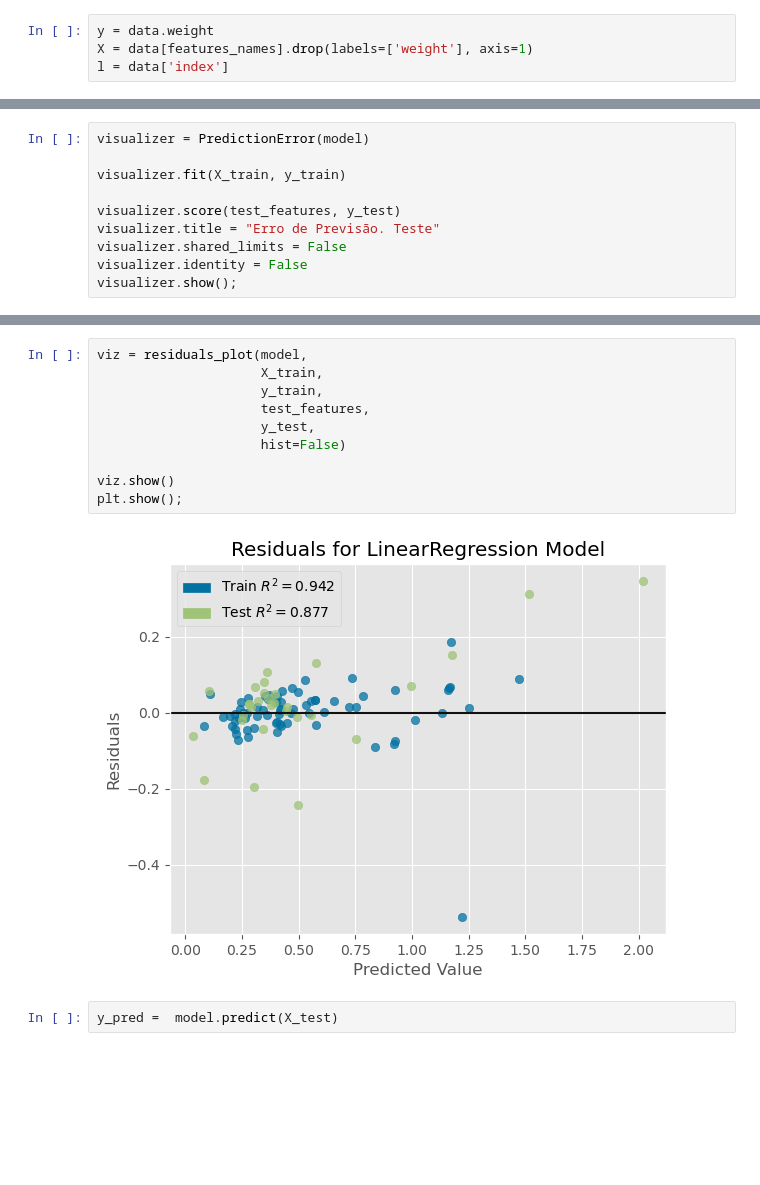
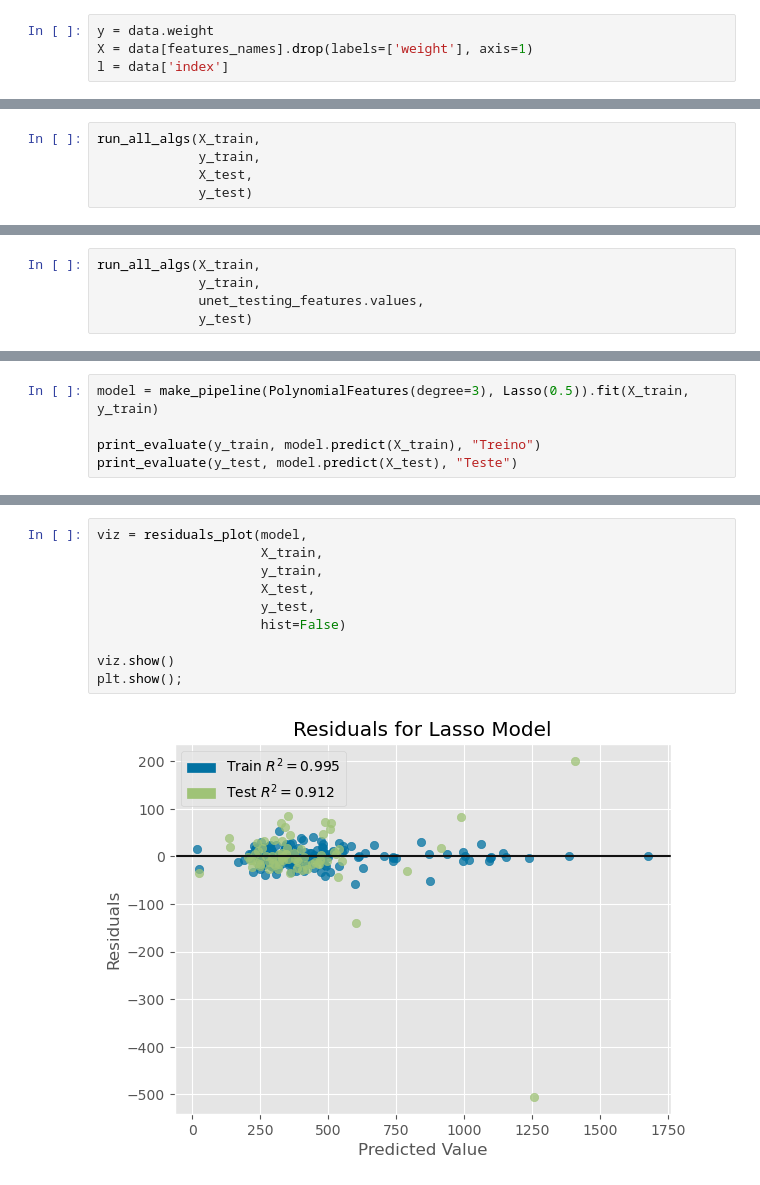
Before and after one commit to mpgxc/estimate_body_fish_weight, a Jupyter notebook: regression.ipynb, the cells around one changed output, grey strips where cells are left out. Cells and saved outputs as stored; diff of their text form; blank space fills up the shorter version.

```diff
--- a/regression.ipynb
+++ b/regression.ipynb
@@ -242,0 +374,5 @@ R2 Square 0.9106978616855945
+# %%
+run_all_algs(X_train,
+             y_train,
+             X_test,
+             y_test)
@@ -242,0 +435,5 @@ R2 Square 0.9106978616855945
+# %%
+run_all_algs(X_train,
+             y_train,
+             unet_testing_features.values,
+             y_test)
@@ -296,0 +674,5 @@ R2 Square 0.8769384591619812
+# %%
+model = make_pipeline(PolynomialFeatures(degree=3), Lasso(0.5)).fit(X_train, y_train)
+
+print_evaluate(y_train, model.predict(X_train), "Treino")
+print_evaluate(y_test, model.predict(X_test), "Teste")
@@ -306,10 +700,0 @@ visualizer.show();
-# %%
-visualizer = PredictionError(model)
-
-visualizer.fit(X_train, y_train)
-
-visualizer.score(test_features, y_test)
-visualizer.title = "Erro de Previsão. Teste"
-visualizer.shared_limits = False
-visualizer.identity = False
-visualizer.show();
@@ -318,14 +710,12 @@ visualizer.show();
 # %%
 viz = residuals_plot(model,
                      X_train,
                      y_train,
-                     test_features,
+                     X_test,
                      y_test,
                      hist=False)
 
 viz.show()
 plt.show();
 # %% [output]
-[figure, old version]
+[figure, new version]
-# %%
-y_pred =  model.predict(X_test)
```
Also changed, not shown: parts of 49 cells of this notebook, 2 other files.
